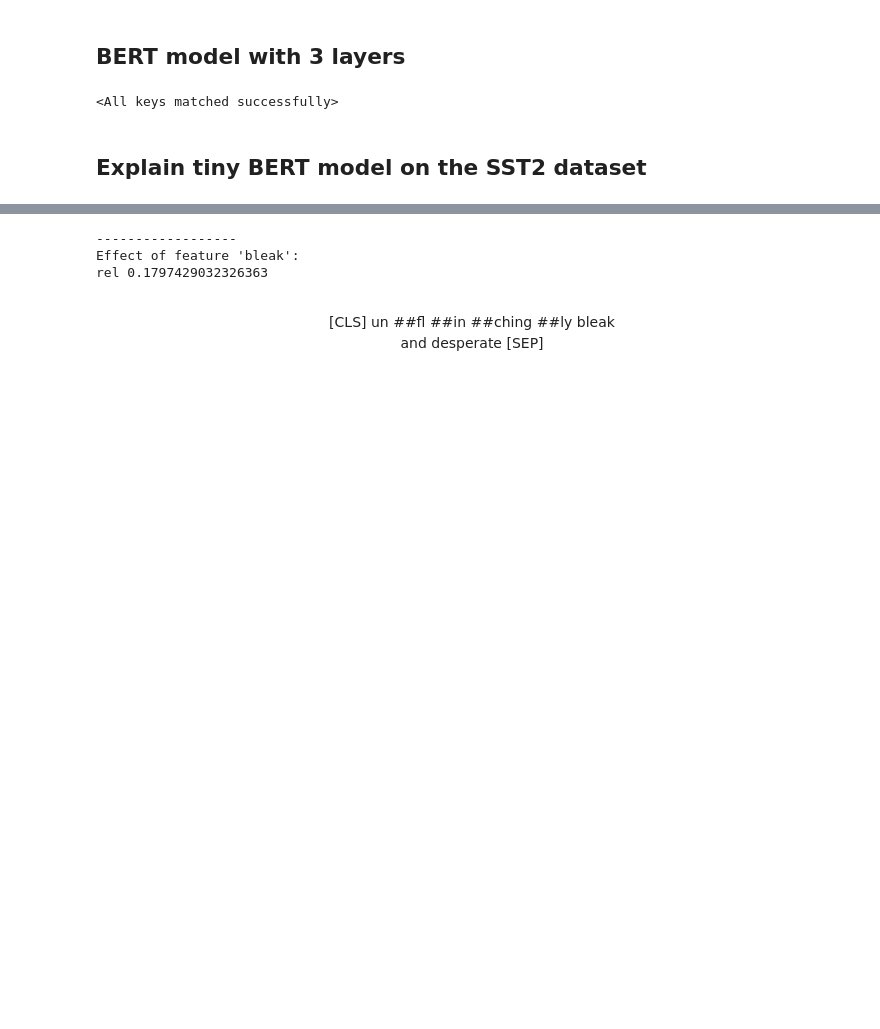
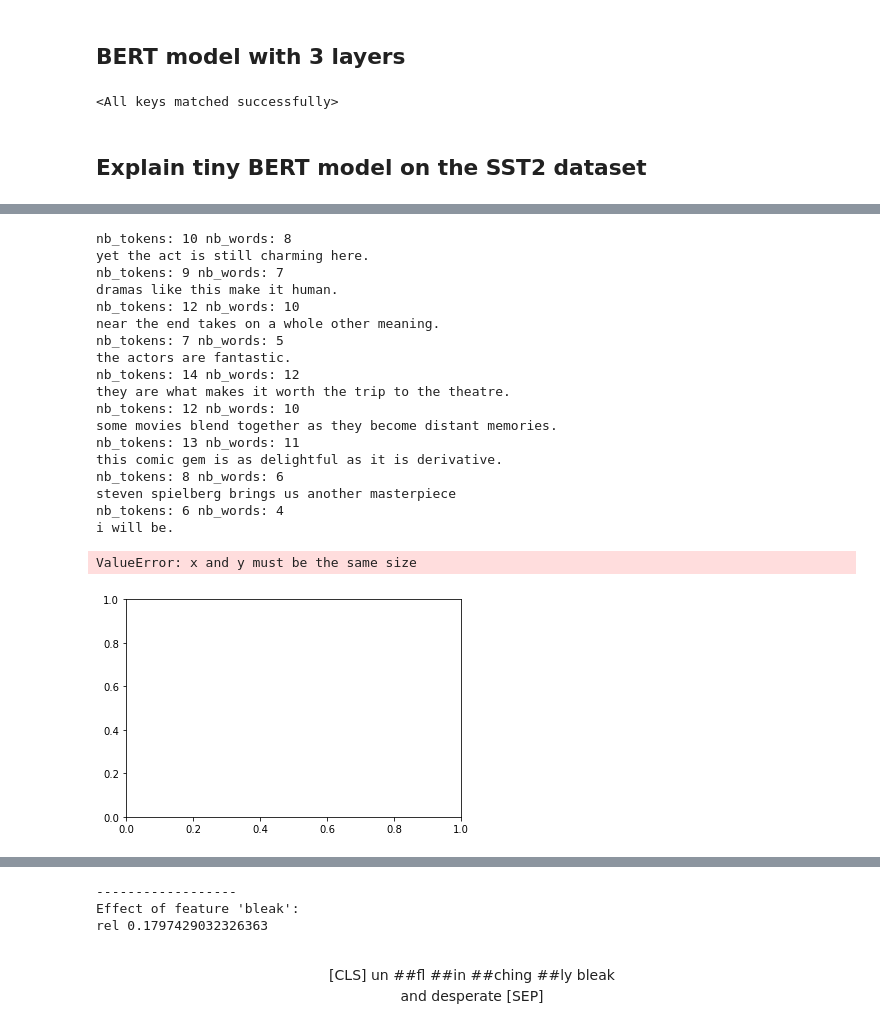
Before and after one commit to tschnake/Symbxai_retina, a Jupyter notebook: symb_XAI_Transformers_SST.ipynb, the cells around one changed output, grey strips where cells are left out. Drawn from its saved outputs; the diff is of its cells as text; code cells hidden in the pictures; blank space fills up the shorter version.

```diff
--- a/symb_XAI_Transformers_SST.ipynb
+++ b/symb_XAI_Transformers_SST.ipynb
@@ -732,0 +250,50 @@ See https://github.com/networkx/networkx/issues/5723
+# %%
+# compute correlation
+all_rels = {}
+for sid in range(100):
+    go = False
+    tree = dataset[sid]
+    input_ids = tree.ndata['x'] # word id of the node
+    labels = tree.ndata['y'] #  label of the node
+    mask = tree.ndata['mask'] # 1 if the node is a leaf, otherwise 0
+    # adj= tree.adj()
+
+    lsent = [ words[idw] for idw in input_ids[mask == 1]]
+    sentence = make_text_string(lsent)
+
+    label = labels[0]
+
+    target = torch.tensor([-1,1])
+
+    explainer = HOExplainer(model)
+    explainer.setup_sample(sentence,target)
+
+    if len(explainer.words) -2 == len(lsent) and len(lsent) < 15:
+        print('nb_tokens:', len(explainer.words), 'nb_words:', len(lsent))
+        print(sentence)
+        go = True
+#     if go:
+        rels = explainer.explain()
+        all_rels[sid] = rels
+        go = False
+# %% [output]
+nb_tokens: 10 nb_words: 8
+yet the act is still charming here.
+nb_tokens: 9 nb_words: 7
+dramas like this make it human.
+nb_tokens: 12 nb_words: 10
+near the end takes on a whole other meaning.
+nb_tokens: 7 nb_words: 5
+the actors are fantastic.
+nb_tokens: 14 nb_words: 12
+they are what makes it worth the trip to the theatre.
+nb_tokens: 12 nb_words: 10
+some movies blend together as they become distant memories.
+nb_tokens: 13 nb_words: 11
+this comic gem is as delightful as it is derivative.
+nb_tokens: 8 nb_words: 6
+steven spielberg brings us another masterpiece
+nb_tokens: 6 nb_words: 4
+i will be.
+ValueError: x and y must be the same size
+[figure, added]
```
Also changed, not shown: parts of 29 cells of this notebook, 3 other files.
